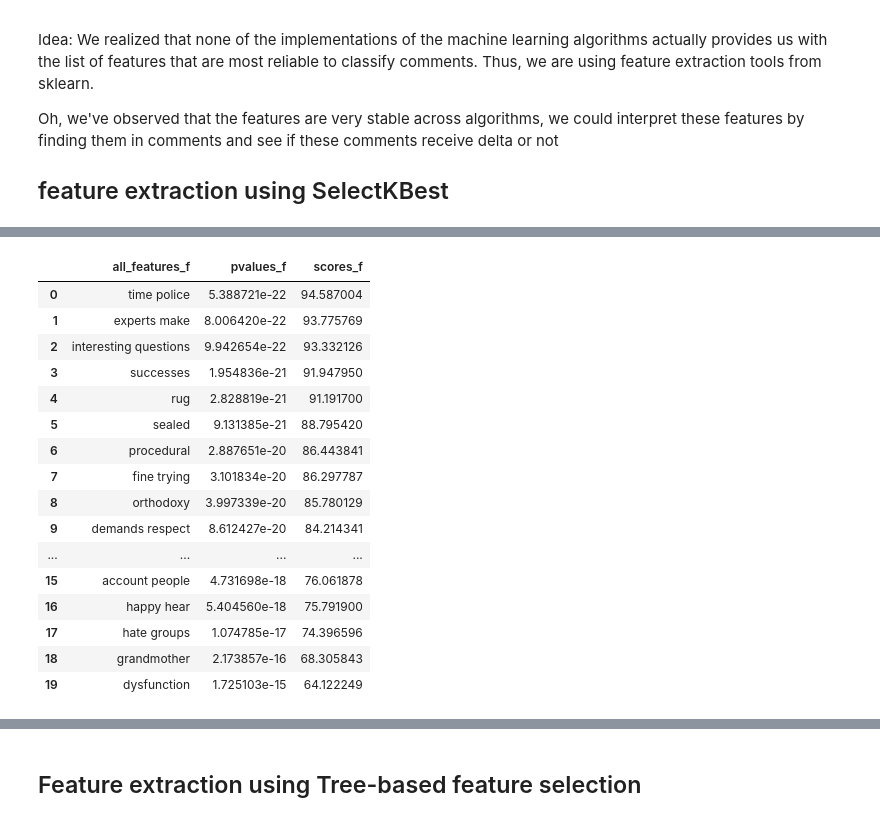
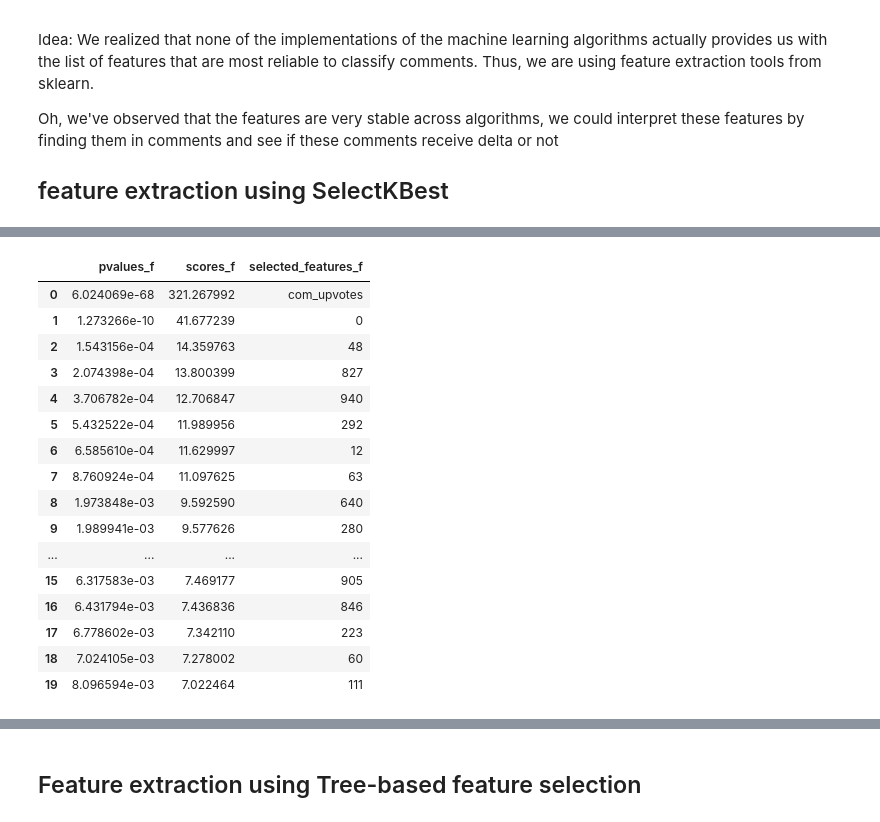
Before and after one commit to shugamoe/changemyview, a Jupyter notebook: cmv_feature_extraction.ipynb, the cells around one changed output, grey strips where cells are left out. Drawn from its saved outputs; the diff is of its cells as text; code cells hidden in the pictures.

```diff
--- a/cmv_feature_extraction.ipynb
+++ b/cmv_feature_extraction.ipynb
@@ -182,10 +179,10 @@ print('AUC Score: {}'.format(sklearn.metrics.roc_auc_score(data_test['com_delta_
 # %% [markdown]
 ## Neural Nets - multi-layer perceptron
 # %%
-#initialize the model
-mlp_clf = MLPClassifier()
+# #initialize the model
+# mlp_clf = MLPClassifier()
 
-#fit the model
-mlp_clf.fit(X, y)
+# fit the model
+# mlp_clf.fit(X, y)
 
-#mlp_labels = [mlp_clf.predict(v)[0] for v in features_test]
+# #mlp_labels = [mlp_clf.predict(v)[0] for v in features_test]
@@ -202,20 +197,20 @@ plt.ylabel('predicted label')
 #data_test['com_delta_received']
 #mlp_labels
 # %%
-#ROC curve
-x, y, _ = sklearn.metrics.roc_curve(data_test['com_delta_received'], mlp_labels)
-roc_auc = sklearn.metrics.auc(x,y)
+# #ROC curve
+# x, y, _ = sklearn.metrics.roc_curve(data_test['com_delta_received'], mlp_labels)
+# roc_auc = sklearn.metrics.auc(x,y)
 
-plt.figure()
-plt.plot(x,y, color = 'darkorange', lw = 2, label='ROC curve (area = %0.2f)' % roc_auc)
-plt.plot([0, 1], [0, 1], color='navy', lw=2, linestyle='--')
-plt.xlim([0.0, 1.0])
-plt.ylim([0.0, 1.05])
-plt.xlabel('False Positive Rate')
-plt.ylabel('True Positive Rate')
-plt.title('Receiver operating characteristic curve')
-plt.legend(loc="lower right")
-plt.show()
+# plt.figure()
+# plt.plot(x,y, color = 'darkorange', lw = 2, label='ROC curve (area = %0.2f)' % roc_auc)
+# plt.plot([0, 1], [0, 1], color='navy', lw=2, linestyle='--')
+# plt.xlim([0.0, 1.0])
+# plt.ylim([0.0, 1.05])
+# plt.xlabel('False Positive Rate')
+# plt.ylabel('True Positive Rate')
+# plt.title('Receiver operating characteristic curve')
+# plt.legend(loc="lower right")
+# plt.show()
 # %% [markdown]
 # Idea 2: try classification sparately for each "cluster"
 # %% [markdown]
@@ -266,29 +243,29 @@ array([384, 863, 2025, 4463, 5548, 6333, 6851, 7781, 8059, 8118, 9262,
 # %%
-tf_features_indices_f = selected_features_f[:-1].astype(int)
-all_features_f  = np.array(TFVectorizer.get_feature_names())[tf_features_indices_f].tolist()
-all_features_f.append(selected_features_f[-1])
+#tf_features_indices_f = selected_features_f[:-1].astype(int)
+#all_features_f  = np.array(TFVectorizer.get_feature_names())[tf_features_indices_f].tolist()
+#all_features_f.append(selected_features_f[-1])
 #all_features_f
-d = {'all_features_f': all_features_f, 'scores_f': scores_f, 'pvalues_f': pvalues_f}
+d = {'selected_features_f': selected_features_f, 'scores_f': scores_f, 'pvalues_f': pvalues_f}
 F_f_DF = pd.DataFrame(data = d).sort(columns='scores_f', axis=0, ascending=False).reset_index(drop = True)
 F_f_DF
 # %% [output]
-|  | all_features_f | pvalues_f | scores_f |
-| 0 | time police | 5.388721e-22 | 94.587004 |
-| 1 | experts make | 8.006420e-22 | 93.775769 |
-| 2 | interesting questions | 9.942654e-22 | 93.332126 |
-| 3 | successes | 1.954836e-21 | 91.947950 |
-| 4 | rug | 2.828819e-21 | 91.191700 |
-| 5 | sealed | 9.131385e-21 | 88.795420 |
-| 6 | procedural | 2.887651e-20 | 86.443841 |
-| 7 | fine trying | 3.101834e-20 | 86.297787 |
-| 8 | orthodoxy | 3.997339e-20 | 85.780129 |
-| 9 | demands respect | 8.612427e-20 | 84.214341 |
+|  | pvalues_f | scores_f | selected_features_f |
+| 0 | 6.024069e-68 | 321.267992 | com_upvotes |
+| 1 | 1.273266e-10 | 41.677239 | 0 |
+| 2 | 1.543156e-04 | 14.359763 | 48 |
+| 3 | 2.074398e-04 | 13.800399 | 827 |
+| 4 | 3.706782e-04 | 12.706847 | 940 |
+| 5 | 5.432522e-04 | 11.989956 | 292 |
+| 6 | 6.585610e-04 | 11.629997 | 12 |
+| 7 | 8.760924e-04 | 11.097625 | 63 |
+| 8 | 1.973848e-03 | 9.592590 | 640 |
+| 9 | 1.989941e-03 | 9.577626 | 280 |
 | ... | ... | ... | ... |
-| 15 | account people | 4.731698e-18 | 76.061878 |
-| 16 | happy hear | 5.404560e-18 | 75.791900 |
-| 17 | hate groups | 1.074785e-17 | 74.396596 |
-| 18 | grandmother | 2.173857e-16 | 68.305843 |
-| 19 | dysfunction | 1.725103e-15 | 64.122249 |
+| 15 | 6.317583e-03 | 7.469177 | 905 |
+| 16 | 6.431794e-03 | 7.436836 | 846 |
+| 17 | 6.778602e-03 | 7.342110 | 223 |
+| 18 | 7.024105e-03 | 7.278002 | 60 |
+| 19 | 8.096594e-03 | 7.022464 | 111 |
 # %%
 #chi2 - we can't use this algo because some values of upvotes are negative
 # %%
```
Also changed, not shown: parts of 28 cells of this notebook.
